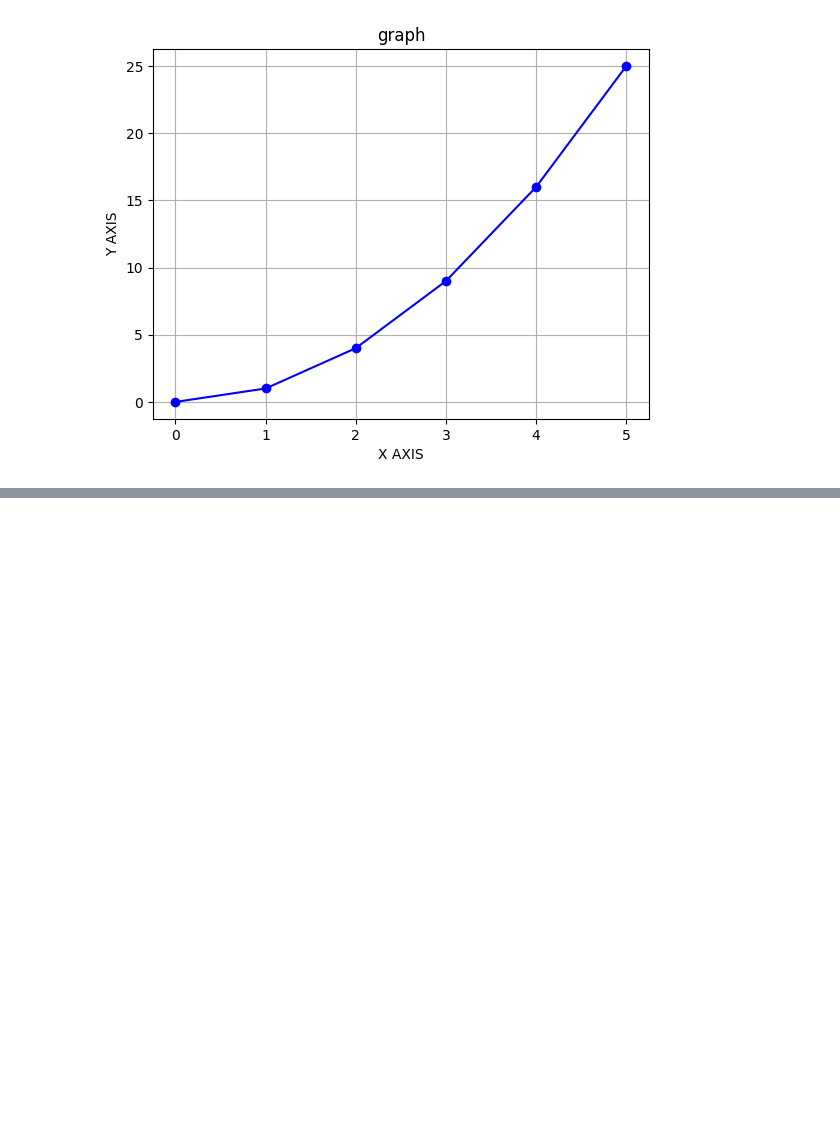
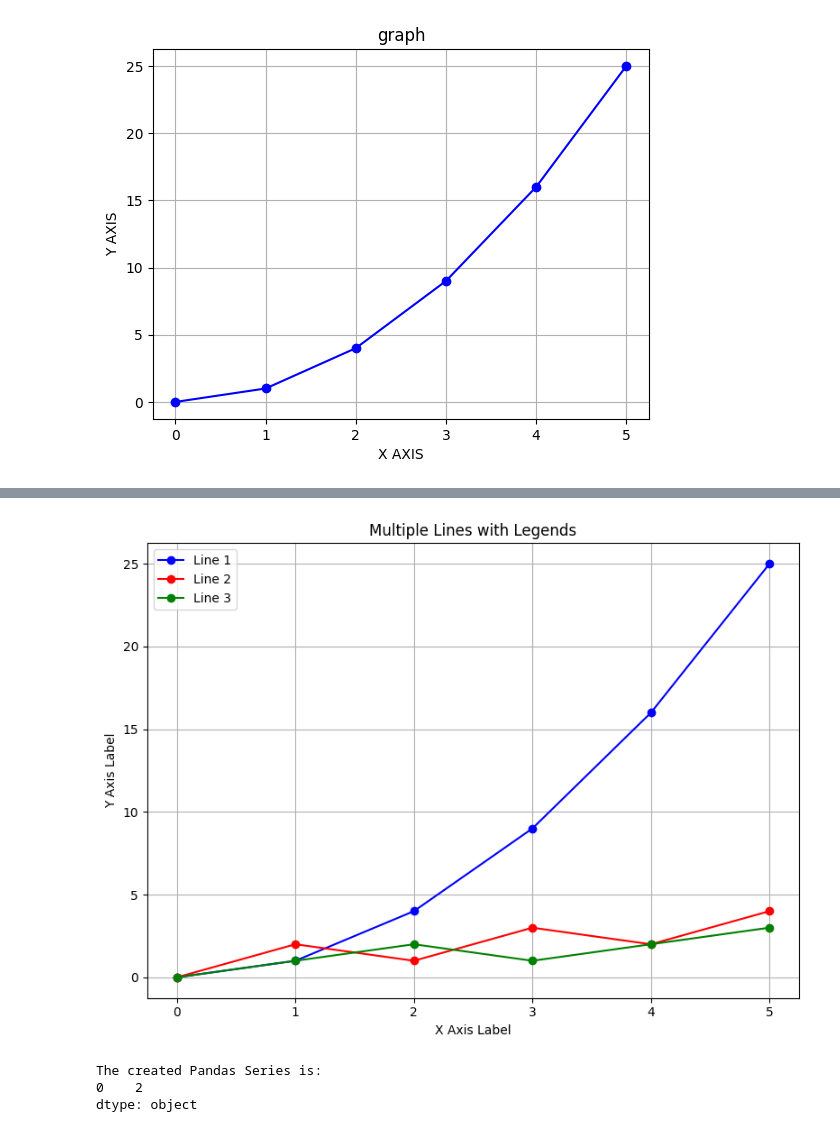
Before and after one commit to AkankshMadhur/NNM23MC003, a Jupyter notebook: AIML/ASSIGNMENT 4/assignment4.ipynb, the cells around one changed output, grey strips where cells are left out. Drawn from its saved outputs; the diff is of its cells as text; code cells hidden in the pictures; blank space fills up the shorter version.

Commit message:
Merge branch 'main' of https://github.com/AkankshMadhur/NNM23M003

```diff
--- a/AIML/ASSIGNMENT 4/assignment4.ipynb
+++ b/AIML/ASSIGNMENT 4/assignment4.ipynb
@@ -16,0 +68,44 @@ plt.show()
+# %%
+import matplotlib.pyplot as plt
+x = [0, 1, 2, 3, 4, 5]
+
+line1_y = [0, 1, 4, 9, 16, 25]
+line1_label = 'Line 1'
+line1_color = 'blue'
+
+line2_y = [0, 2, 1, 3, 2, 4]
+line2_label = 'Line 2'
+line2_color = 'red'
+
+line3_y = [0, 1, 2, 1, 2, 3]
+line3_label = 'Line 3'
+line3_color = 'green'
+fig, ax = plt.subplots(figsize=(8, 6))
+ax.plot(x, line1_y, marker='o', color=line1_color, label=line1_label)
+ax.plot(x, line2_y, marker='o', color=line2_color, label=line2_label)
+ax.plot(x, line3_y, marker='o', color=line3_color, label=line3_label)
+ax.set_xlabel('X Axis Label')
+ax.set_ylabel('Y Axis Label')
+ax.set_title('Multiple Lines with Legends')
+ax.legend()
+ax.grid()
+plt.tight_layout()
+plt.show()
+# %% [output]
+[figure, added]
+# %%
+import pandas as pd
+
+def create_series_from_input():
+    user_input = input("Enter values for the series separated by commas: ")
+    data_list = [value.strip() for value in user_input.split(',')]
+    series = pd.Series(data_list)
+    print("\nThe created Pandas Series is:")
+    print(series)
+
+if __name__ == "__main__":
+    create_series_from_input()
+# %% [output]
+The created Pandas Series is:
+0    2
+dtype: object
```
Also changed, not shown: parts of 2 cells of this notebook, 1 other file.
